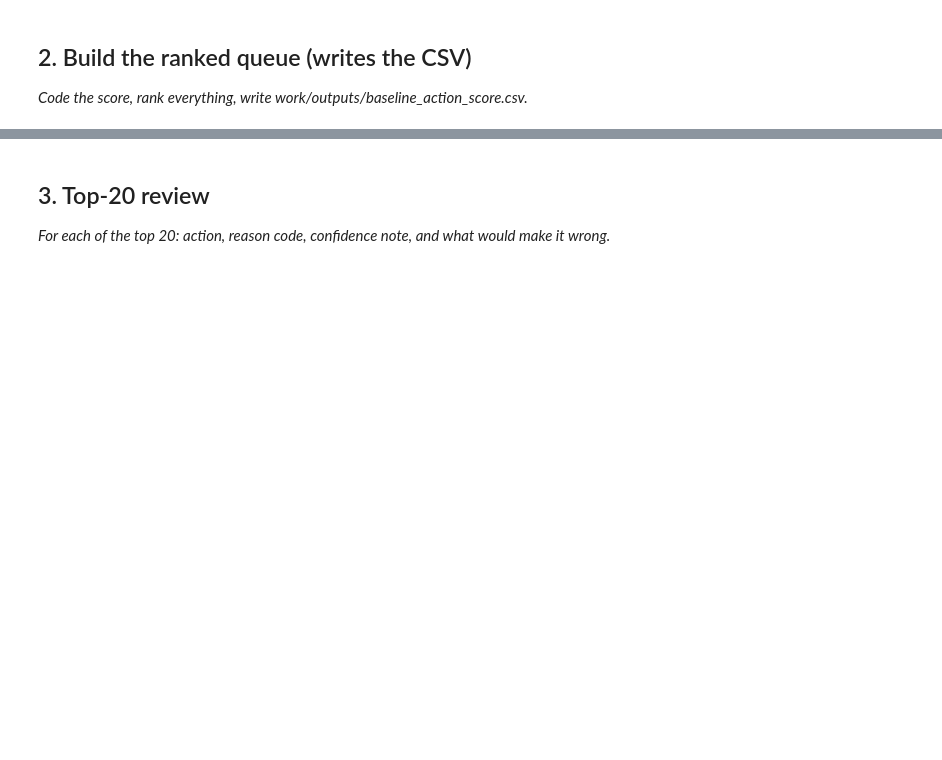
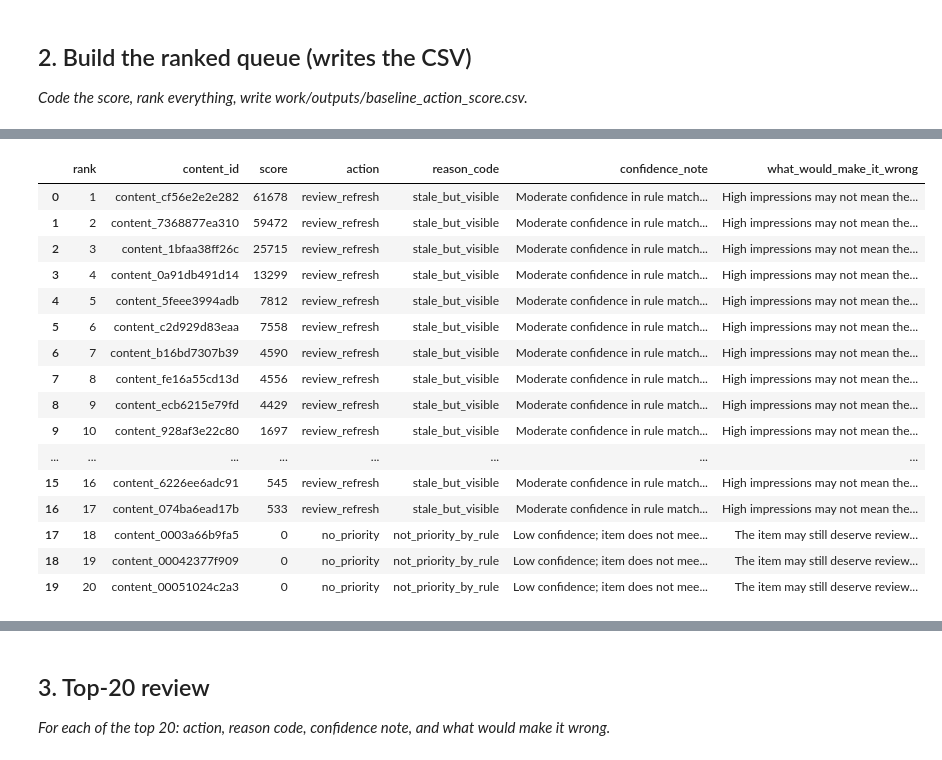
Before and after one commit to A1704/flyrank-ml-internship, a Jupyter notebook: work/notebooks/w04_baseline_score.ipynb, the cells around one changed output, grey strips where cells are left out. Cells and saved outputs as stored; diff of their text form; code cells hidden in the pictures; blank space fills up the shorter version.

```diff
--- a/work/notebooks/w04_baseline_score.ipynb
+++ b/work/notebooks/w04_baseline_score.ipynb
@@ -22,0 +346,46 @@ This skeleton is yours to fill. Work the sections **in order** — each one has
+# %%
+top20_review = queue.head(20).copy()
+
+top20_review["confidence_note"] = np.where(
+    (top20_review["is_stale"]) & (top20_review["is_visible"]),
+    "Moderate confidence in rule match; page quality not verified",
+    "Low confidence; item does not meet both priority conditions"
+)
+
+top20_review["what_would_make_it_wrong"] = np.where(
+    top20_review["is_stale"] & top20_review["is_visible"],
+    "High impressions may not mean the page needs refreshing; verify intent, quality, and business value",
+    "The item may still deserve review for reasons not captured by this rule"
+)
+
+top20_review = top20_review[
+    [
+        "rank",
+        "content_id",
+        "score",
+        "action",
+        "reason_code",
+        "confidence_note",
+        "what_would_make_it_wrong",
+    ]
+]
+
+display(top20_review)
+# %% [output]
+|  | rank | content_id | score | action | reason_code | confidence_note | what_would_make_it_wrong |
+| 0 | 1 | content_cf56e2e2e282 | 61678 | review_refresh | stale_but_visible | Moderate confidence in rule match... | High impressions may not mean the... |
+| 1 | 2 | content_7368877ea310 | 59472 | review_refresh | stale_but_visible | Moderate confidence in rule match... | High impressions may not mean the... |
+| 2 | 3 | content_1bfaa38ff26c | 25715 | review_refresh | stale_but_visible | Moderate confidence in rule match... | High impressions may not mean the... |
+| 3 | 4 | content_0a91db491d14 | 13299 | review_refresh | stale_but_visible | Moderate confidence in rule match... | High impressions may not mean the... |
+| 4 | 5 | content_5feee3994adb | 7812 | review_refresh | stale_but_visible | Moderate confidence in rule match... | High impressions may not mean the... |
+| 5 | 6 | content_c2d929d83eaa | 7558 | review_refresh | stale_but_visible | Moderate confidence in rule match... | High impressions may not mean the... |
+| 6 | 7 | content_b16bd7307b39 | 4590 | review_refresh | stale_but_visible | Moderate confidence in rule match... | High impressions may not mean the... |
+| 7 | 8 | content_fe16a55cd13d | 4556 | review_refresh | stale_but_visible | Moderate confidence in rule match... | High impressions may not mean the... |
+| 8 | 9 | content_ecb6215e79fd | 4429 | review_refresh | stale_but_visible | Moderate confidence in rule match... | High impressions may not mean the... |
+| 9 | 10 | content_928af3e22c80 | 1697 | review_refresh | stale_but_visible | Moderate confidence in rule match... | High impressions may not mean the... |
+| ... | ... | ... | ... | ... | ... | ... | ... |
+| 15 | 16 | content_6226ee6adc91 | 545 | review_refresh | stale_but_visible | Moderate confidence in rule match... | High impressions may not mean the... |
+| 16 | 17 | content_074ba6ead17b | 533 | review_refresh | stale_but_visible | Moderate confidence in rule match... | High impressions may not mean the... |
+| 17 | 18 | content_0003a66b9fa5 | 0 | no_priority | not_priority_by_rule | Low confidence; item does not mee... | The item may still deserve review... |
+| 18 | 19 | content_00042377f909 | 0 | no_priority | not_priority_by_rule | Low confidence; item does not mee... | The item may still deserve review... |
+| 19 | 20 | content_00051024c2a3 | 0 | no_priority | not_priority_by_rule | Low confidence; item does not mee... | The item may still deserve review... |
```
Also changed, not shown: parts of 18 cells of this notebook.
